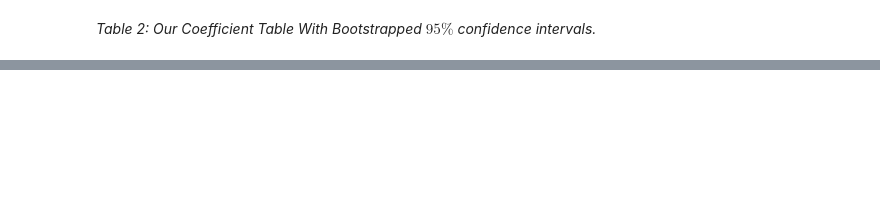
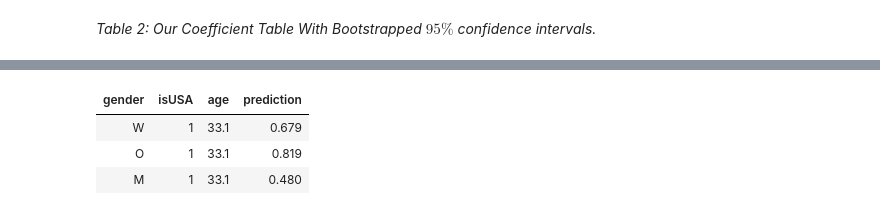
Before and after one commit to PLBMR/mentalHealthDataAnalysis, a Jupyter notebook: osmiMentalHealthInTech/analysis/timeAnalysis/timeDependence_inference.ipynb, the cells around one changed output, grey strips where cells are left out. Saved outputs shown, nothing was run; the diff lists cells and outputs as text; code cells hidden in the pictures; blank space fills up the shorter version.

Commit message:
Finished Inference Step For Time-Dependent Analysis

```diff
--- a/osmiMentalHealthInTech/analysis/timeAnalysis/timeDependence_inference.ipynb
+++ b/osmiMentalHealthInTech/analysis/timeAnalysis/timeDependence_inference.ipynb
@@ -164,0 +187,11 @@ We see that gender still has a major effect. Currently, we are predicting that o
+# %%
+predictTable$age = signif(mean(inferenceFrame$age),sigLev)
+predictTable$prediction = predict(finalMod.logr,newdata = predictTable,
+                                  type = "response")
+predictTable$prediction = signif(predictTable$prediction,sigLev)
+predictTable
+# %% [output]
+| gender | isUSA | age | prediction |
+| W | 1 | 33.1 | 0.679 |
+| O | 1 | 33.1 | 0.819 |
+| M | 1 | 33.1 | 0.480 |
```
Also changed, not shown: parts of 12 cells of this notebook.
